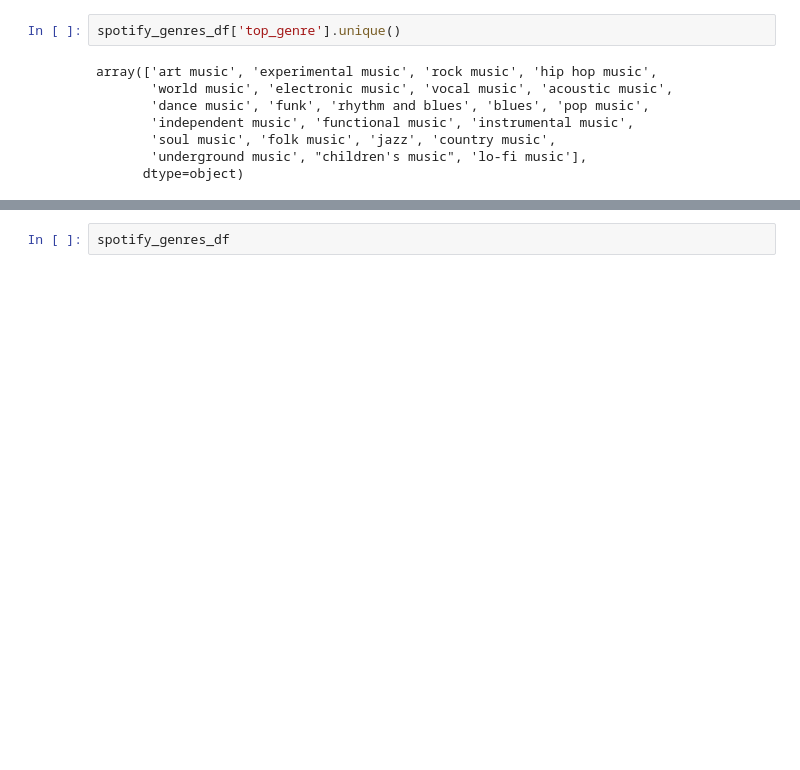
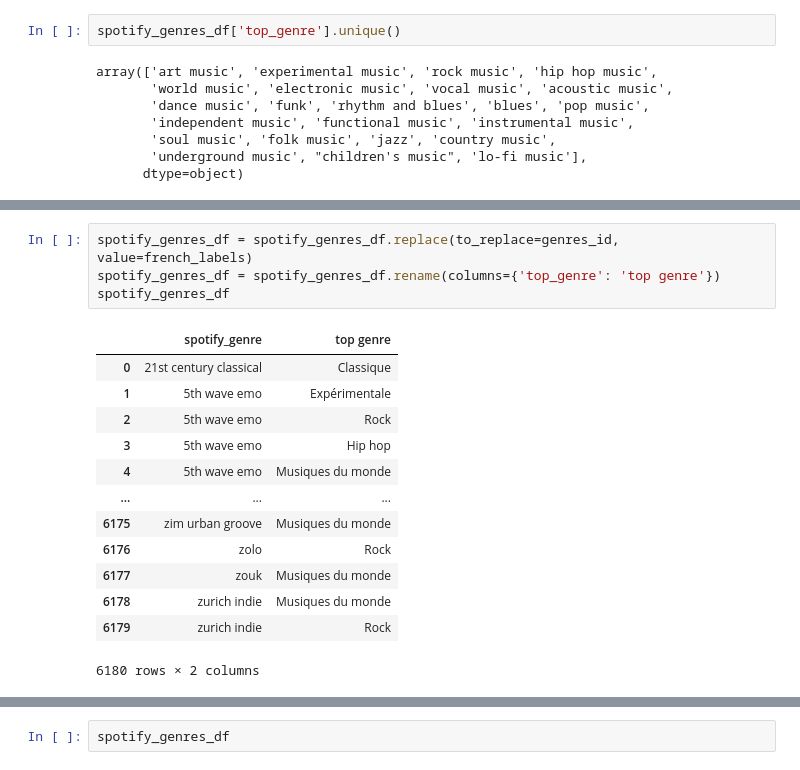
Before and after one commit to cyrillegc/thesis-redux, a Jupyter notebook: stats.ipynb, the cells around one changed output, grey strips where cells are left out. Cells and saved outputs as stored; diff of their text form; blank space fills up the shorter version.

```diff
--- a/stats.ipynb
+++ b/stats.ipynb
@@ -404 +433,19 @@ array(['art music', 'experimental music', 'rock music', 'hip hop music',
+# %%
+spotify_genres_df = spotify_genres_df.replace(to_replace=genres_id, value=french_labels)
+spotify_genres_df = spotify_genres_df.rename(columns={'top_genre': 'top genre'})
+spotify_genres_df
+# %% [output]
+|  | spotify_genre | top genre |
+| 0 | 21st century classical | Classique |
+| 1 | 5th wave emo | Expérimentale |
+| 2 | 5th wave emo | Rock |
+| 3 | 5th wave emo | Hip hop |
+| 4 | 5th wave emo | Musiques du monde |
+| ... | ... | ... |
+| 6175 | zim urban groove | Musiques du monde |
+| 6176 | zolo | Rock |
+| 6177 | zouk | Musiques du monde |
+| 6178 | zurich indie | Musiques du monde |
+| 6179 | zurich indie | Rock |
+6180 rows × 2 columns
 # %%
```
Also changed, not shown: parts of 2 cells of this notebook, 9 other files.
